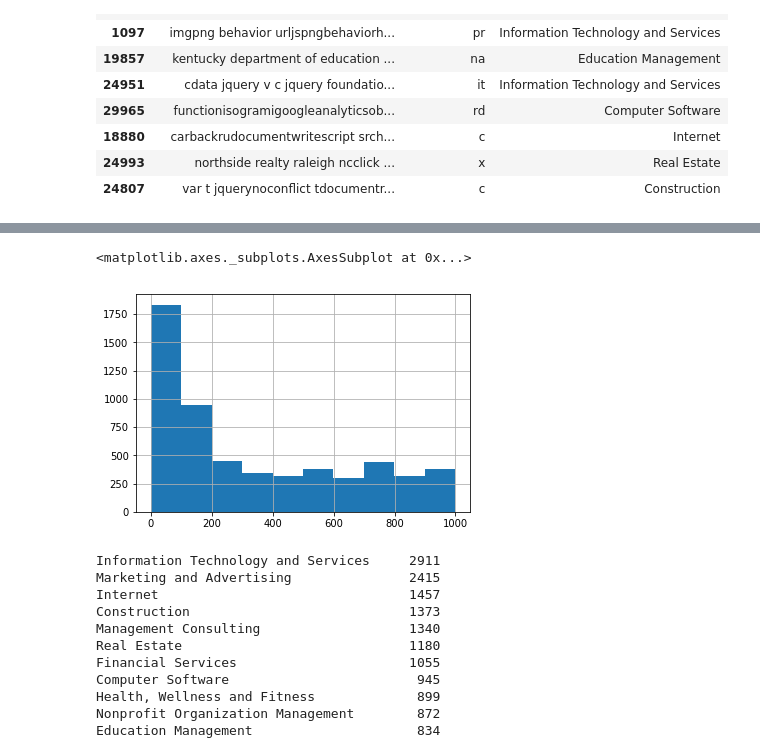
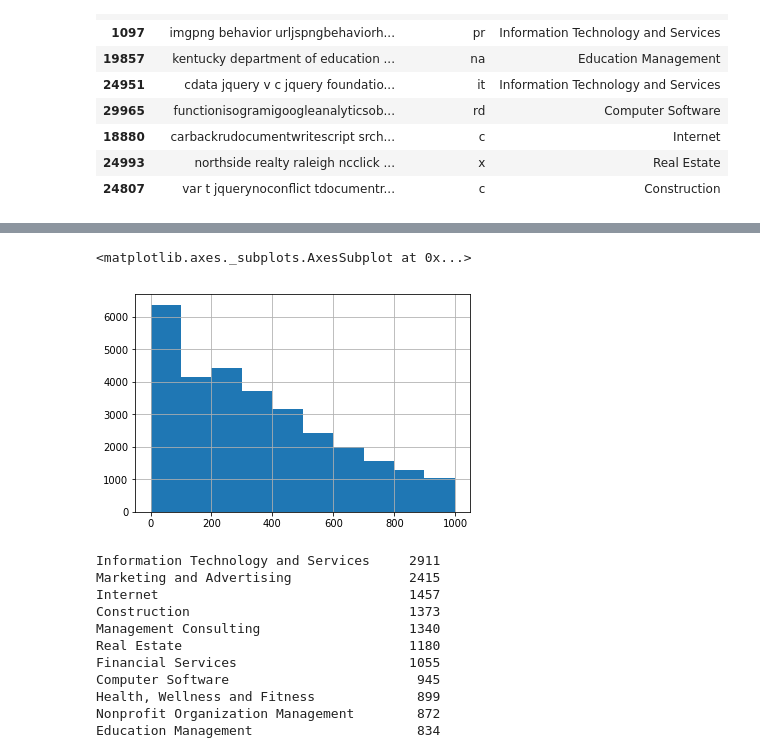
Before and after one commit to MarcinWylot/MultiClassTextClassifier, a Jupyter notebook: EDA_preprocessing.ipynb, the cells around one changed output, grey strips where cells are left out. Cells and saved outputs as stored; diff of their text form; code cells hidden in the pictures.

```diff
--- a/EDA_preprocessing.ipynb
+++ b/EDA_preprocessing.ipynb
@@ -94,4 +79,7 @@ df[df['len_html2text']  < 15 ].sort_values(by=['len_html2text'], ascending=False
 | 1725 | wwwinsglobalcl | corretaje de seguros de vida y ge... | Information Technology and Services |
 | 34747 | skjervum media | consulting web development web ho... | Information Technology and Services |
 | 13312 | luxcarsleasing | established in in luxembourg lux ... | Automotive |
+# %%
+df['num_words_description'] = df.description.apply(lambda x : len(x.split()))
+df['num_words_html2text'] = df.html2text.apply(lambda x : len(x.split()))
 # %%
@@ -101,8 +90,8 @@ df['len_description'].hist()
 # %%
-df[df['len_html2text']  < 1000]['len_html2text'].hist()
+df[df['num_words_html2text']  < 1000]['num_words_html2text'].hist()
 # %% [output]
 <matplotlib.axes._subplots.AxesSubplot at 0x...>
-[figure, old version]
+[figure, new version]
 # %%
 df['industry'].value_counts()
 # %% [output]
```
Also changed, not shown: parts of 9 cells of this notebook, 1 other file.
